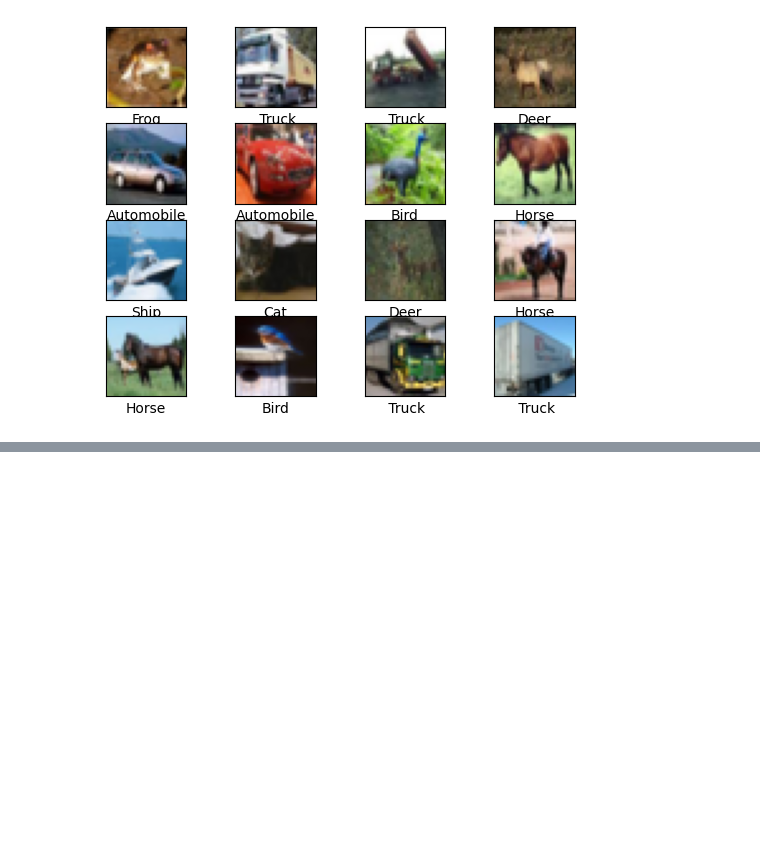
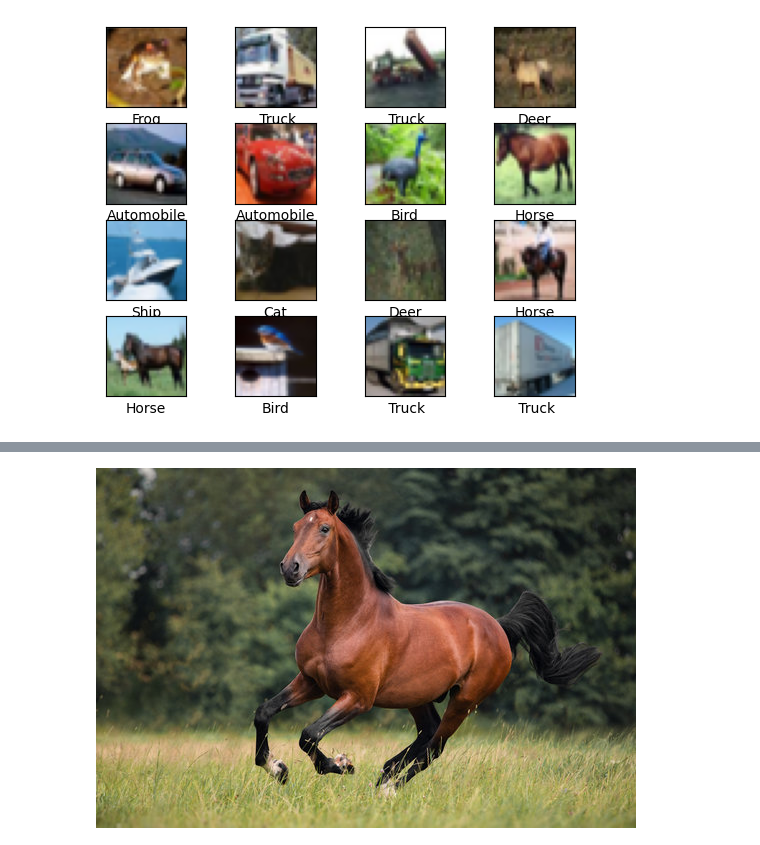
Before and after one commit to Iam-whizzy/DataScience, a Jupyter notebook: ImageClassification.ipynb, the cells around one changed output, grey strips where cells are left out. Drawn from its saved outputs; the diff is of its cells as text; code cells hidden in the pictures; blank space fills up the shorter version.

```diff
--- a/ImageClassification.ipynb
+++ b/ImageClassification.ipynb
@@ -90,0 +134,9 @@ model.fit(training_images, training_labels, epochs = 10)
+# %%
+# Display the image
+
+import glob
+from IPython.display import Image, display
+for image in glob.glob("/content/horse.jpg"):
+  display(Image(filename = image))
+# %% [output]
+[figure, added]
```
Also changed, not shown: parts of 8 cells of this notebook.
